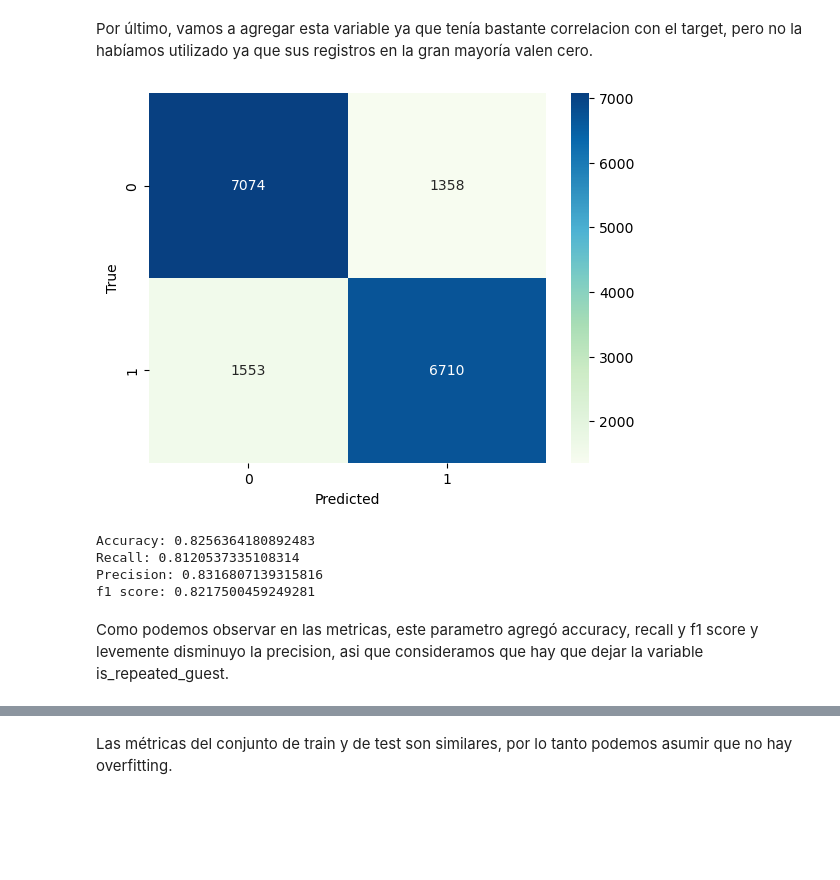
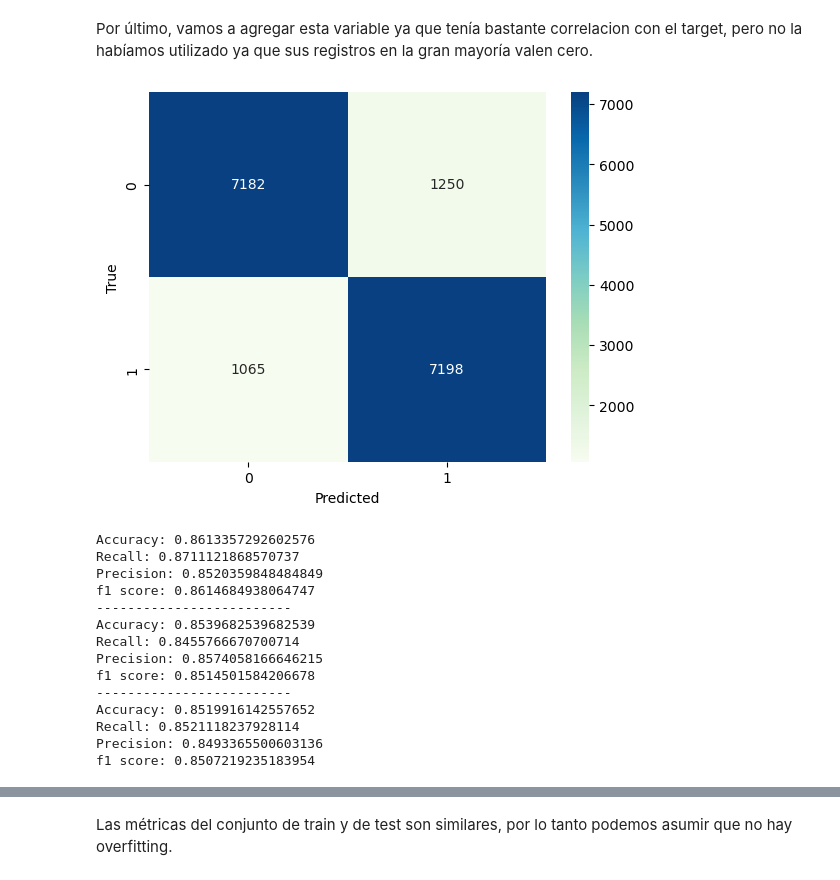
Before and after one commit to JuampiCarosi/7506R-2C2023-GRUPO23, a Jupyter notebook: 7506R_TP1_GRUPO23_CHP2_ENTREGA.ipynb, the cells around one changed output, grey strips where cells are left out. Saved outputs shown, nothing was run; the diff lists cells and outputs as text; code cells hidden in the pictures; blank space fills up the shorter version.

Commit message:
mejorar el arbol

```diff
--- a/7506R_TP1_GRUPO23_CHP2_ENTREGA.ipynb
+++ b/7506R_TP1_GRUPO23_CHP2_ENTREGA.ipynb
@@ -2350,37 +2375,73 @@ Por último, vamos a agregar esta variable ya que tenía bastante correlacion co
 # %%
-df_filtrado = df_paises[['hotel', 'lead_time', 'required_car_parking_spaces', 'deposit_type',
-                         'total_of_special_requests', 'week_number', 'average_daily_rate', 'is_canceled', 'country', 'is_repeated_guest',
-                          'market_segment', 'distribution_channel', 'total_people', 'total_nights', 'booking_changes', 'previous_cancellations' ]]
-df_con_dummies = pd.get_dummies(df_filtrado, columns=['hotel', 'deposit_type', 'country', 'market_segment', 'distribution_channel'], drop_first=True)
+columns = ['hotel', 'lead_time', 'required_car_parking_spaces', 'deposit_type',
+                         'total_of_special_requests',  'week_number', 'is_canceled', 'country', 'is_repeated_guest',
+                          'market_segment',   'booking_changes', 'previous_cancellations', 'customer_type',
+                           'days_in_waiting_list', 'agent_id', 'total_people', 'year' ]
+
+df_filtrado = df_agentes[columns]
+
+dummy_columns = ['hotel', 'deposit_type', 'country', 'market_segment',
+                                                       'customer_type', 'agent_id']
+df_con_dummies = pd.get_dummies(df_filtrado, columns=dummy_columns,  drop_first=True)
 
 df_con_dummies['cuarto_correcto'] = df_paises['reserved_room_type'] == df_paises['assigned_room_type']
 df_con_dummies['cuarto_correcto'] = df_con_dummies['cuarto_correcto'].apply(lambda x: 1 if x == True else 0)
 
+
 df_trabajo_x = df_con_dummies.drop(['is_canceled'], axis='columns', inplace=False)
 df_trabajo_y = df_con_dummies['is_canceled'].copy()
 
-x_train, x_test, y_train, y_test = train_test_split(df_trabajo_x,
+x_train_1, x_test_1, y_train_1, y_test_1 = train_test_split(df_trabajo_x,
                                                     df_trabajo_y,
                                                     test_size=0.3,
-                                                    random_state=13,
+                                                    random_state=11457890,
                                                     stratify=df_con_dummies[target].values)
+x_train_2, x_test_2, y_train_2, y_test_2 = train_test_split(df_trabajo_x,
+                                                    df_trabajo_y,
+                                                    test_size=0.3,
+                                                    random_state=56578,
+                                                    stratify=df_con_dummies[target].values)
+x_train_3, x_test_3, y_train_3, y_test_3 = train_test_split(df_trabajo_x,
+                                                    df_trabajo_y,
+                                                    test_size=0.3,
+                                                    random_state=9087,
+                                                    stratify=df_con_dummies[target].values)
 # %%
-modelo_4 = modelo_de_arbol.fit(X = x_train, y = y_train)
-y_prediccion = modelo_4.predict(x_test)
-tabla=confusion_matrix(y_test, y_prediccion)
+modelo_4_1 = modelo_de_arbol.fit(X = x_train_1, y = y_train_1)
+y_prediccion_1 = modelo_4_1.predict(x_test_1)
+tabla=confusion_matrix(y_test_1, y_prediccion_1)
+
+modelo_4_2 = modelo_de_arbol.fit(X = x_train_2, y = y_train_2)
+y_prediccion_2 = modelo_4_2.predict(x_test_2)
+
+modelo_4_3 = modelo_de_arbol.fit(X = x_train_3, y = y_train_3)
+y_prediccion_3 = modelo_4_3.predict(x_test_3)
+
 sns.heatmap(tabla,cmap='GnBu',annot=True,fmt='g')
 plt.xlabel('Predicted')
 plt.ylabel('True')
 plt.show()
 # %% [output]
-[figure, old version]
+[figure, new version]
-# %%
-mostrar_scores(y_test, y_prediccion)
-# %% [output]
-Accuracy: 0.8256364180892483
-Recall: 0.8120537335108314
-Precision: 0.8316807139315816
-f1 score: 0.8217500459249281
-# %% [markdown]
-Como podemos observar en las metricas, este parametro agregó accuracy, recall y f1 score y levemente disminuyo la precision, asi que consideramos que hay que dejar la variable is_repeated_guest.
+# %%
+mostrar_scores(y_test_1, y_prediccion_1)
+print('-------------------------')
+mostrar_scores(y_test_2, y_prediccion_2)
+print('-------------------------')
+mostrar_scores(y_test_3, y_prediccion_3)
+# %% [output]
+Accuracy: 0.8613357292602576
+Recall: 0.8711121868570737
+Precision: 0.8520359848484849
+f1 score: 0.8614684938064747
+-------------------------
+Accuracy: 0.8539682539682539
+Recall: 0.8455766670700714
+Precision: 0.8574058166646215
+f1 score: 0.8514501584206678
+-------------------------
+Accuracy: 0.8519916142557652
+Recall: 0.8521118237928114
+Precision: 0.8493365500603136
+f1 score: 0.8507219235183954
 # %%
```
Also changed, not shown: parts of 16 cells of this notebook, 1 other file.
